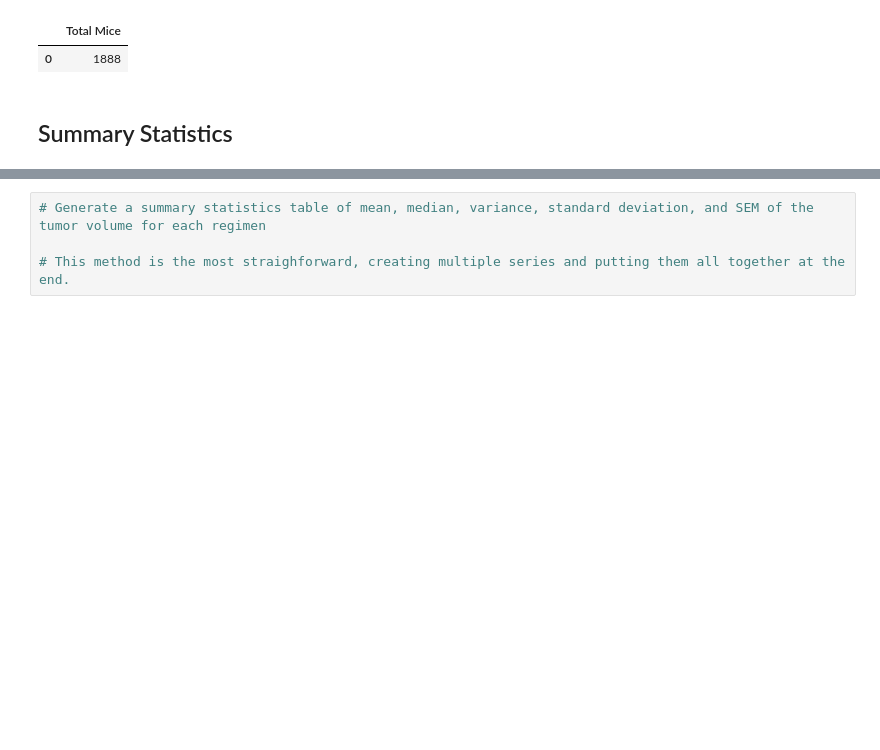
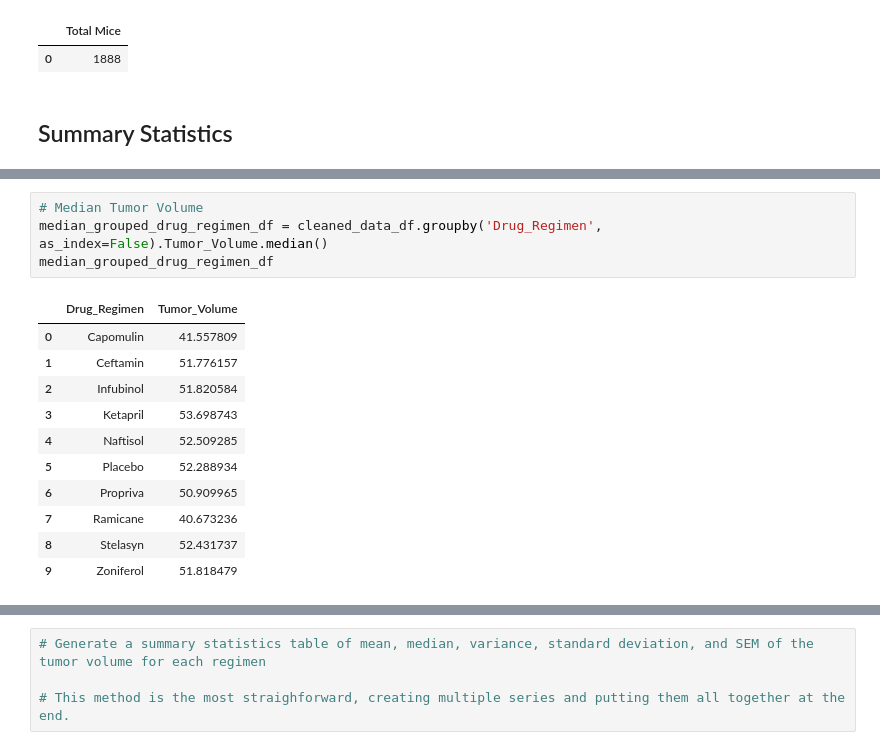
Before and after one commit to kwelter23/matplotlip, a Jupyter notebook: Pymaceuticals/pymaceuticals_starter.ipynb, the cells around one changed output, grey strips where cells are left out. Saved outputs shown, nothing was run; the diff lists cells and outputs as text; blank space fills up the shorter version.

```diff
--- a/Pymaceuticals/pymaceuticals_starter.ipynb
+++ b/Pymaceuticals/pymaceuticals_starter.ipynb
@@ -84,0 +138,16 @@ revised_total_mice_df
+# %%
+# Median Tumor Volume
+median_grouped_drug_regimen_df = cleaned_data_df.groupby('Drug_Regimen', as_index=False).Tumor_Volume.median()
+median_grouped_drug_regimen_df
+# %% [output]
+|  | Drug_Regimen | Tumor_Volume |
+| 0 | Capomulin | 41.557809 |
+| 1 | Ceftamin | 51.776157 |
+| 2 | Infubinol | 51.820584 |
+| 3 | Ketapril | 53.698743 |
+| 4 | Naftisol | 52.509285 |
+| 5 | Placebo | 52.288934 |
+| 6 | Propriva | 50.909965 |
+| 7 | Ramicane | 40.673236 |
+| 8 | Stelasyn | 52.431737 |
+| 9 | Zoniferol | 51.818479 |
```
Also changed, not shown: parts of 10 cells of this notebook.
